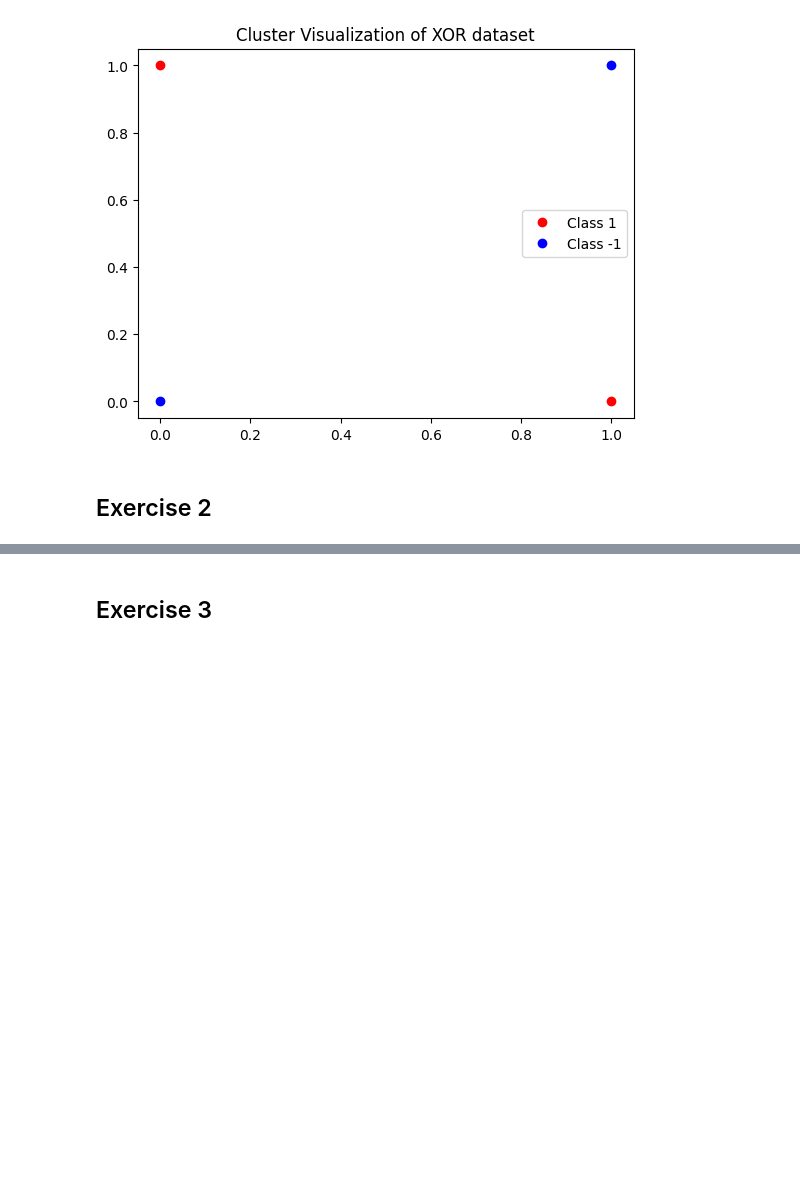
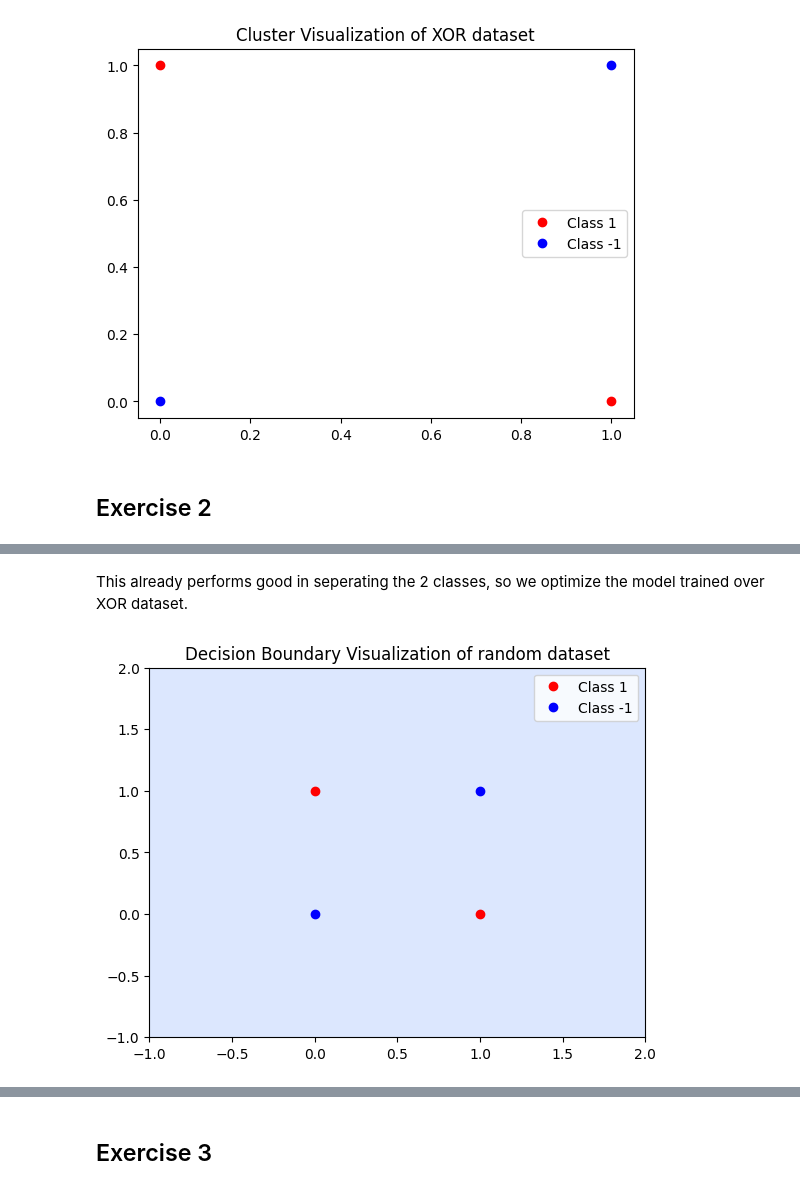
Before and after one commit to mahsaama/NeuralNetworks, a Jupyter notebook: Assignment1/assignment1.ipynb, the cells around one changed output, grey strips where cells are left out. Cells and saved outputs as stored; diff of their text form; code cells hidden in the pictures; blank space fills up the shorter version.

```diff
--- a/Assignment1/assignment1.ipynb
+++ b/Assignment1/assignment1.ipynb
@@ -80,0 +127,8 @@ cluster_visualization(X, y, title="XOR")
+# %% [markdown]
+This already performs good in seperating the 2 classes, so we optimize the model trained over XOR dataset.
+# %%
+X, y = xor_data_generator()
+coef, intercept = linear_decision_boundary_finder(X, y)
+decision_boundary_visualization(X, y, coef, intercept, "random")
+# %% [output]
+[figure, added]
```
Also changed, not shown: parts of 9 cells of this notebook.
